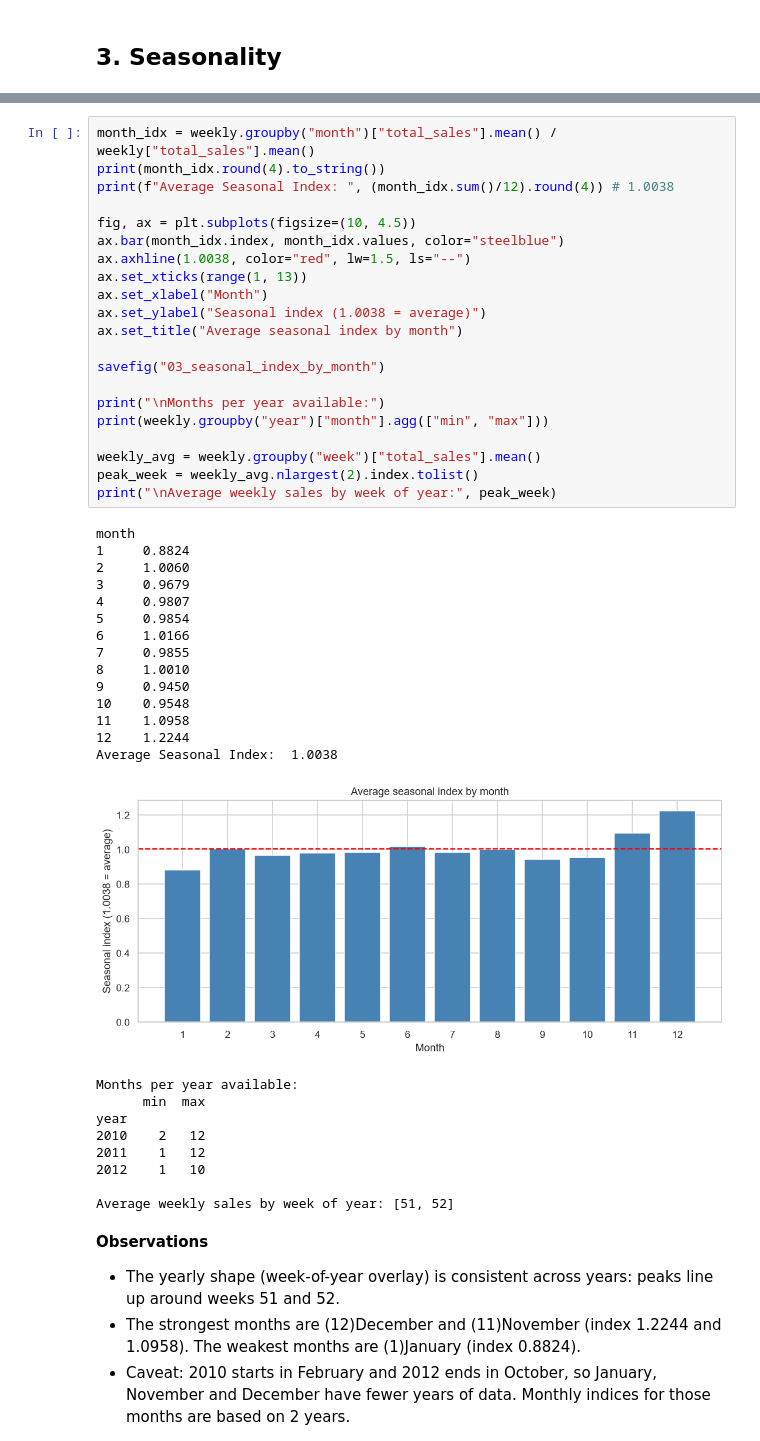
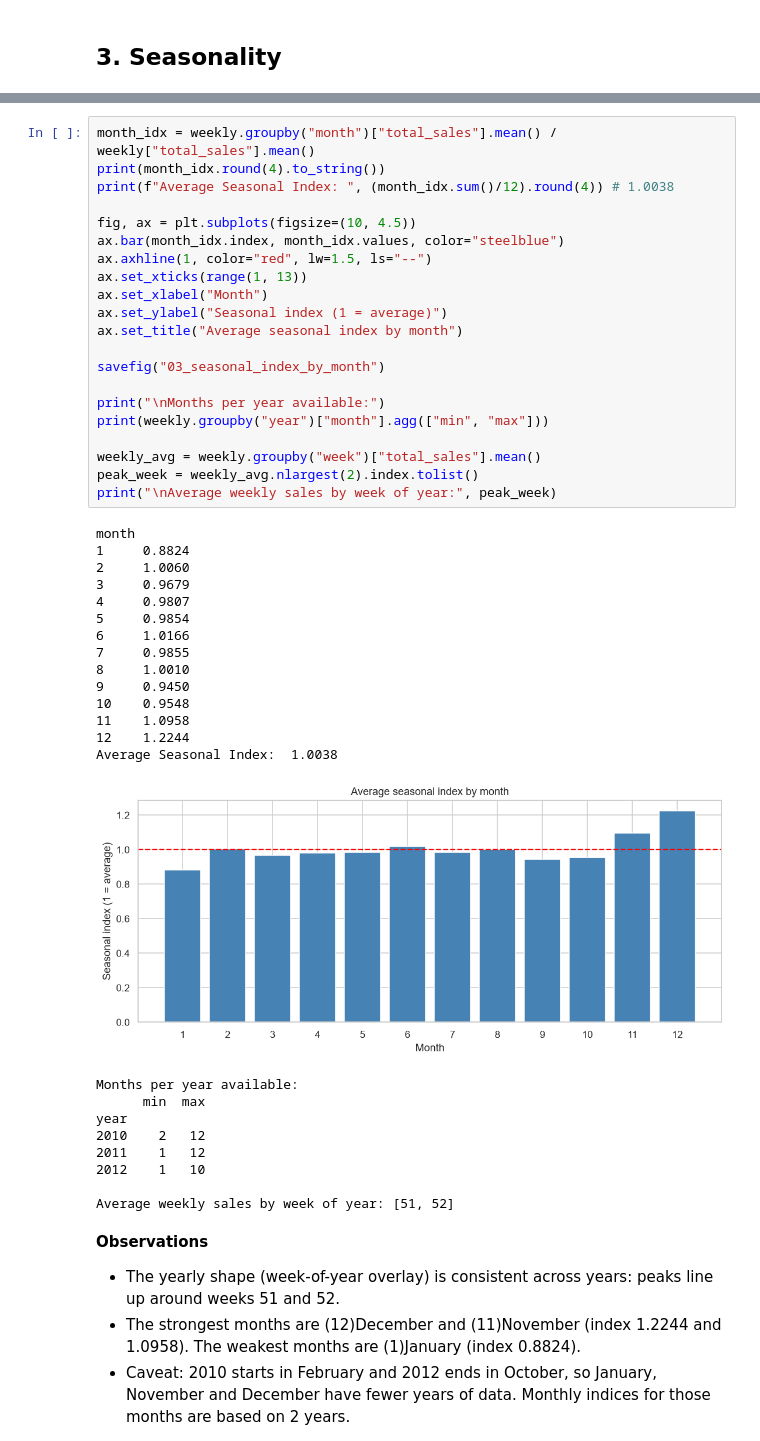
Before and after one commit to tapabrataucentrictechnologies-stack/data-science-master-project, a Jupyter notebook: notebooks/02_eda.ipynb, the cells around one changed output, grey strips where cells are left out. Saved outputs shown, nothing was run; the diff lists cells and outputs as text.

```diff
--- a/notebooks/02_eda.ipynb
+++ b/notebooks/02_eda.ipynb
@@ -162,36 +162,36 @@ print(f"Average Seasonal Index: ", (month_idx.sum()/12).round(4)) # 1.0038
 
 fig, ax = plt.subplots(figsize=(10, 4.5))
 ax.bar(month_idx.index, month_idx.values, color="steelblue")
-ax.axhline(1.0038, color="red", lw=1.5, ls="--")
+ax.axhline(1, color="red", lw=1.5, ls="--")
 ax.set_xticks(range(1, 13))
 ax.set_xlabel("Month")
-ax.set_ylabel("Seasonal index (1.0038 = average)")
+ax.set_ylabel("Seasonal index (1 = average)")
 ax.set_title("Average seasonal index by month")
 
 savefig("03_seasonal_index_by_month")
 
 print("\nMonths per year available:")
 print(weekly.groupby("year")["month"].agg(["min", "max"]))
 
 weekly_avg = weekly.groupby("week")["total_sales"].mean()
 peak_week = weekly_avg.nlargest(2).index.tolist()
 print("\nAverage weekly sales by week of year:", peak_week)
 # %% [output]
 month
 1     0.8824
 2     1.0060
 3     0.9679
 4     0.9807
 5     0.9854
 6     1.0166
 7     0.9855
 8     1.0010
 9     0.9450
 10    0.9548
 11    1.0958
 12    1.2244
 Average Seasonal Index:  1.0038
-[figure, old version]
+[figure, new version]
 Months per year available:
       min  max
 year
```
Also changed, not shown: parts of 9 cells of this notebook, 6 other files.
